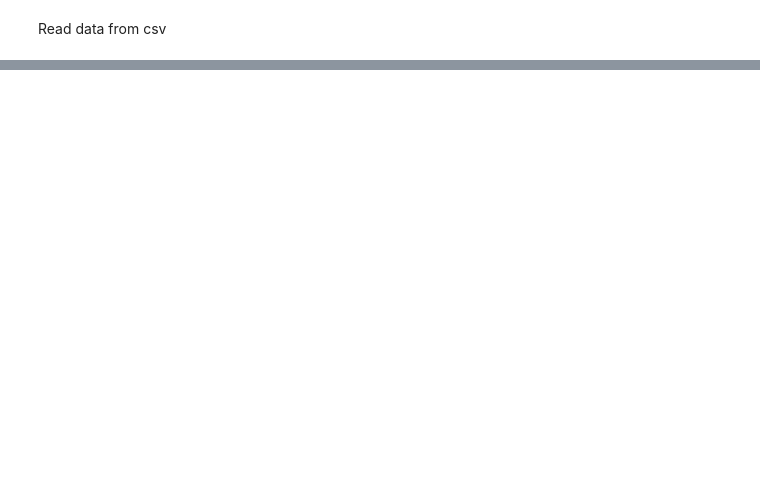
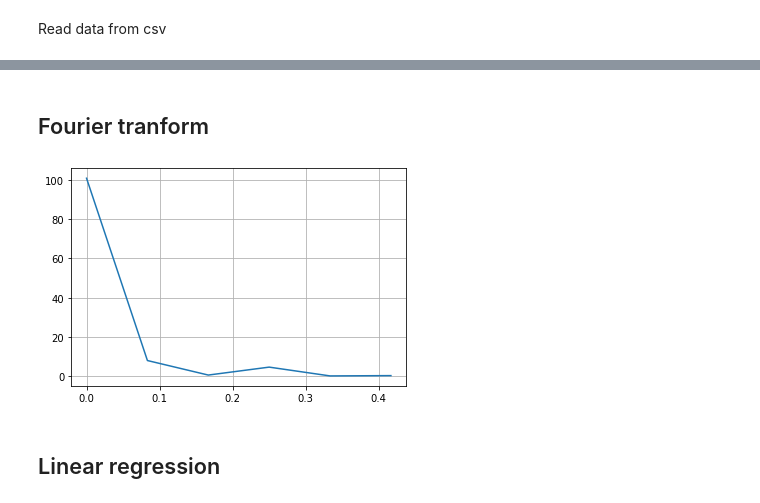
Before and after one commit to Vergenter/familyWealth, a Jupyter notebook: main.ipynb, the cells around one changed output, grey strips where cells are left out. Saved outputs shown, nothing was run; the diff lists cells and outputs as text; code cells hidden in the pictures; blank space fills up the shorter version.

Commit message:
add fourier transform and linear regression

```diff
--- a/main.ipynb
+++ b/main.ipynb
@@ -37,0 +63,7 @@ plt.show()
+# %% [markdown]
+## Fourier tranform
+# %%
+poland_Cost_of_living = df.loc[df['Country'] == "Poland"][["Cost of Living Index","Year"]]
+# %%
+years=poland_Cost_of_living.values[:,1]
+cost_of_living_index=poland_Cost_of_living.values[:,0]
@@ -37,0 +88,16 @@ plt.show()
+# %%
+from scipy.fft import fft, fftfreq
+# Number of sample points
+N = 12
+# sample spacing
+T = 1
+yf = fft(cost_of_living_index)
+xf = fftfreq(N, T)[:N//2]
+import matplotlib.pyplot as plt
+plt.plot(xf, 2.0/N * np.abs(yf[0:N//2]))
+plt.grid()
+plt.show()
+# %% [output]
+[figure, added]
+# %% [markdown]
+## Linear regression
```
Also changed, not shown: parts of 11 cells of this notebook.
